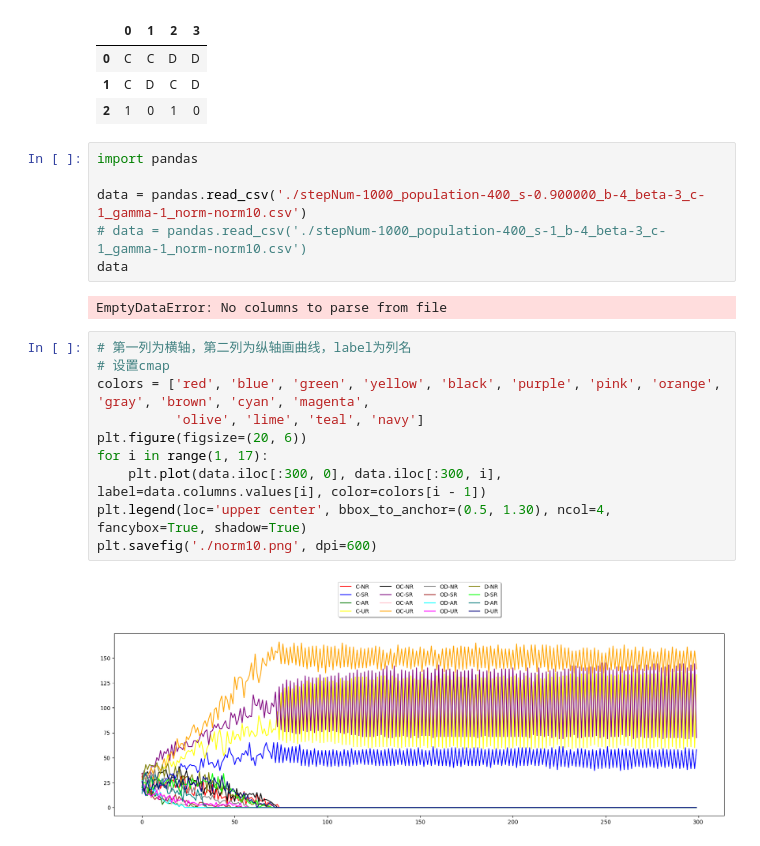
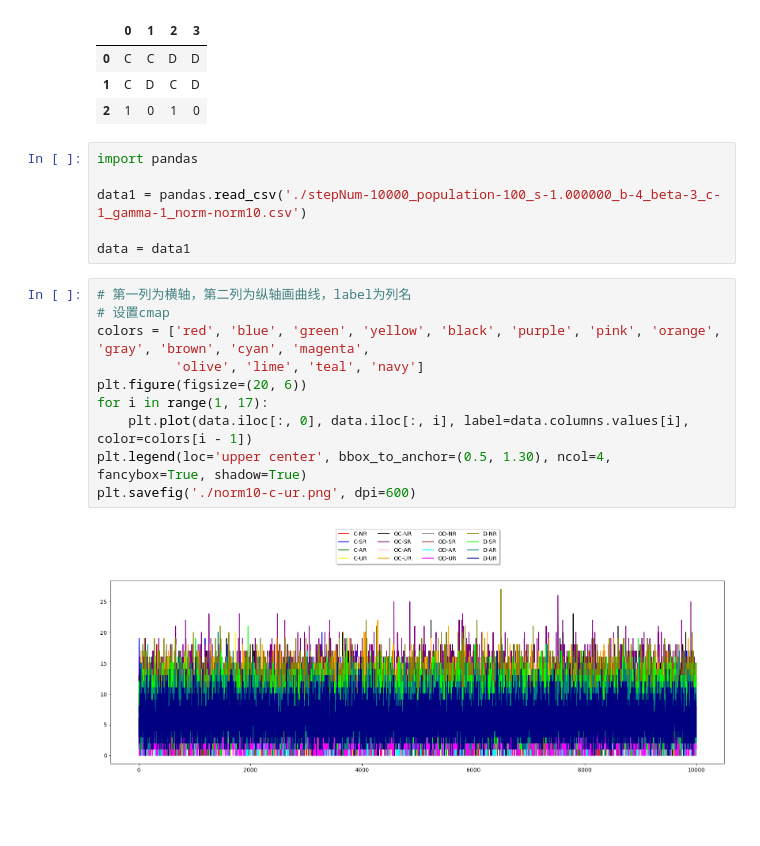
Before and after one commit to ShiWenber/reputation_effects, a Jupyter notebook: visualize.ipynb, the cells around one changed output. Cells and saved outputs as stored; diff of their text form; blank space fills up the shorter version.

```diff
--- a/visualize.ipynb
+++ b/visualize.ipynb
@@ -13,20 +13,18 @@ data
 # %%
 import pandas
 
-data = pandas.read_csv('./stepNum-1000_population-400_s-0.900000_b-4_beta-3_c-1_gamma-1_norm-norm10.csv')
-# data = pandas.read_csv('./stepNum-1000_population-400_s-1_b-4_beta-3_c-1_gamma-1_norm-norm10.csv')
-data
+data1 = pandas.read_csv('./stepNum-10000_population-100_s-1.000000_b-4_beta-3_c-1_gamma-1_norm-norm10.csv')
+
+data = data1
-# %% [output]
-EmptyDataError: No columns to parse from file
 # %%
 # 第一列为横轴，第二列为纵轴画曲线，label为列名
 # 设置cmap
 colors = ['red', 'blue', 'green', 'yellow', 'black', 'purple', 'pink', 'orange', 'gray', 'brown', 'cyan', 'magenta',
           'olive', 'lime', 'teal', 'navy']
 plt.figure(figsize=(20, 6))
 for i in range(1, 17):
-    plt.plot(data.iloc[:300, 0], data.iloc[:300, i], label=data.columns.values[i], color=colors[i - 1])
+    plt.plot(data.iloc[:, 0], data.iloc[:, i], label=data.columns.values[i], color=colors[i - 1])
 plt.legend(loc='upper center', bbox_to_anchor=(0.5, 1.30), ncol=4, fancybox=True, shadow=True)
-plt.savefig('./norm10.png', dpi=600)
+plt.savefig('./norm10-c-ur.png', dpi=600)
 # %% [output]
-[figure, old version]
+[figure, new version]
```
Also changed, not shown: 9 other files.
